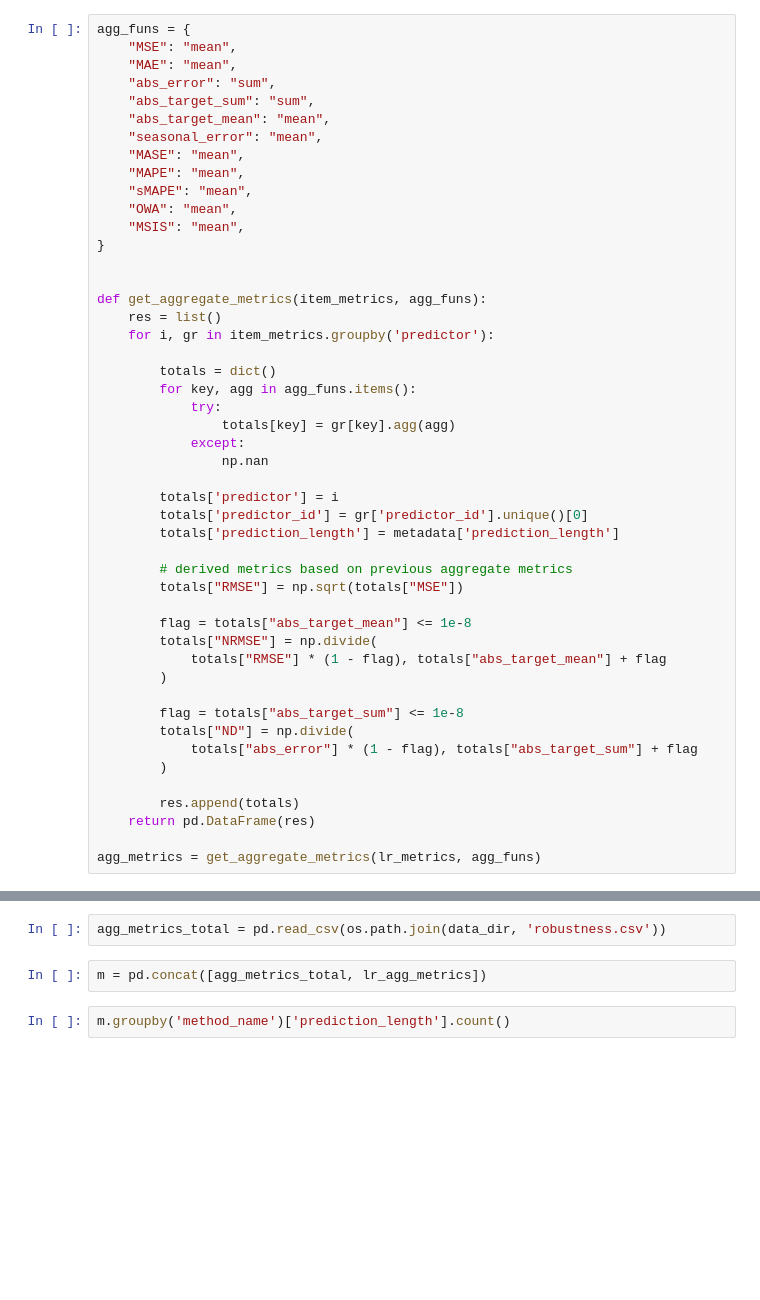
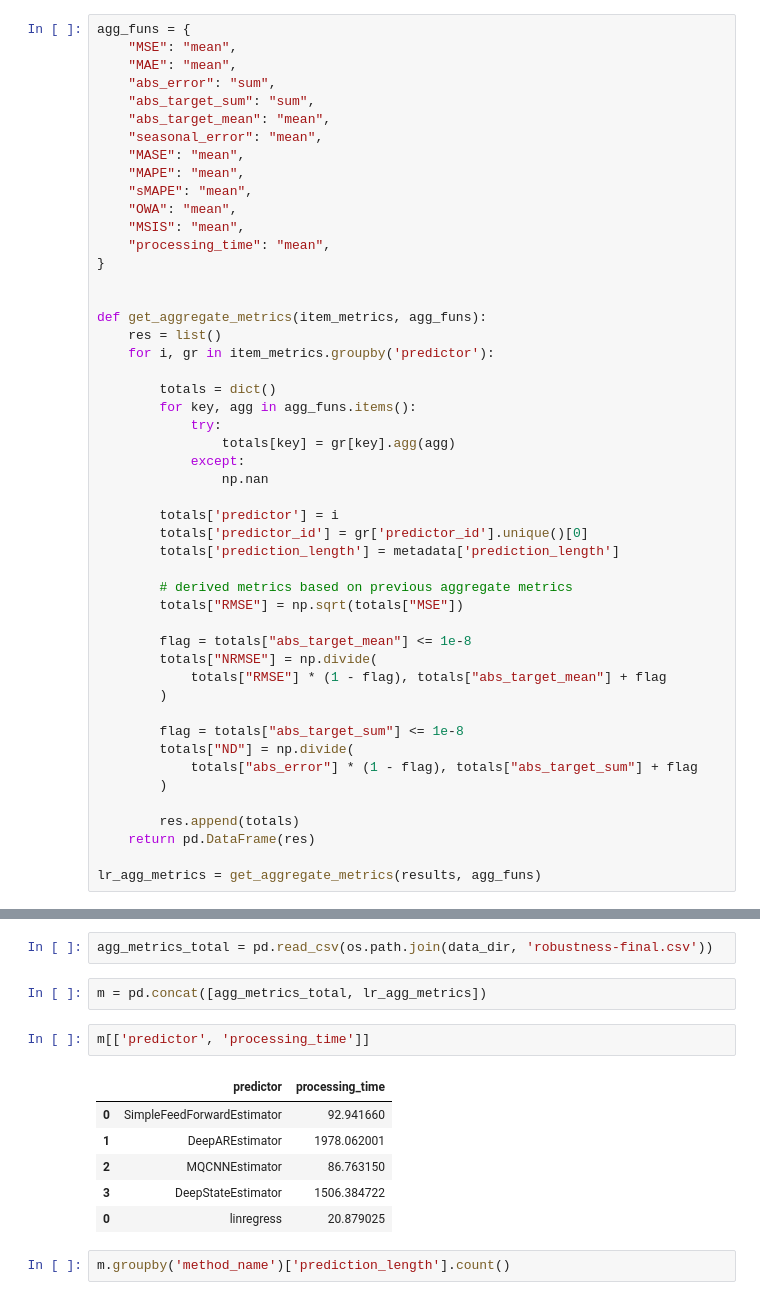
Before and after one commit to FlorisCalkoen/shorelineforecasting, a Jupyter notebook: shorelineforecasting/gluonts/forecasting.ipynb, the cells around one changed output, grey strips where cells are left out. Drawn from its saved outputs; the diff is of its cells as text; blank space fills up the shorter version.

```diff
--- a/shorelineforecasting/gluonts/forecasting.ipynb
+++ b/shorelineforecasting/gluonts/forecasting.ipynb
@@ -518,6 +600,7 @@ agg_funs = {
     "sMAPE": "mean",
     "OWA": "mean",
     "MSIS": "mean",
+    "processing_time": "mean",
 }
 
 
@@ -552,4 +635,4 @@ def get_aggregate_metrics(item_metrics, agg_funs):
         res.append(totals)
     return pd.DataFrame(res)
 
-agg_metrics = get_aggregate_metrics(lr_metrics, agg_funs)
+lr_agg_metrics = get_aggregate_metrics(results, agg_funs)
@@ -580,9 +679,18 @@ lr_agg_metrics.loc[lr_agg_metrics['prediction_length']==7]
 |  | MSE | MAE | abs_error | abs_target_sum | abs_target_mean | seasonal_error | MASE | MAPE | ... |
 | 0 | 2510.330038 | 20.012718 | 5.198844e+06 | 9.442682e+06 | 36.349185 | 13.435316 | 1.540923 | 14.021865 | ... |
 # %%
-agg_metrics_total = pd.read_csv(os.path.join(data_dir, 'robustness.csv'))
+agg_metrics_total = pd.read_csv(os.path.join(data_dir, 'robustness-final.csv'))
 # %%
 m = pd.concat([agg_metrics_total, lr_agg_metrics])
+# %%
+m[['predictor', 'processing_time']]
+# %% [output]
+|  | predictor | processing_time |
+| 0 | SimpleFeedForwardEstimator | 92.941660 |
+| 1 | DeepAREstimator | 1978.062001 |
+| 2 | MQCNNEstimator | 86.763150 |
+| 3 | DeepStateEstimator | 1506.384722 |
+| 0 | linregress | 20.879025 |
 # %%
 m.groupby('method_name')['prediction_length'].count()
 # %% [output]
```
Also changed, not shown: parts of 13 cells of this notebook, 3 other files.
